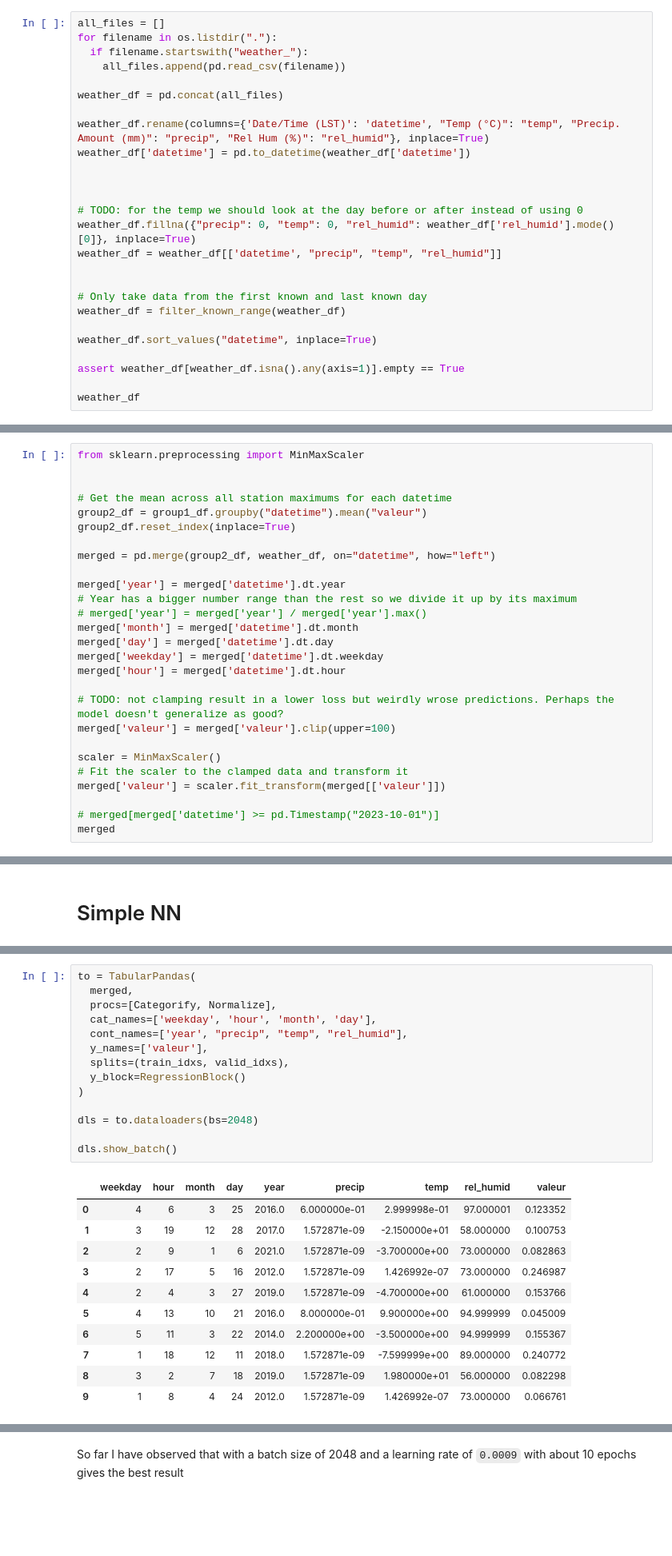
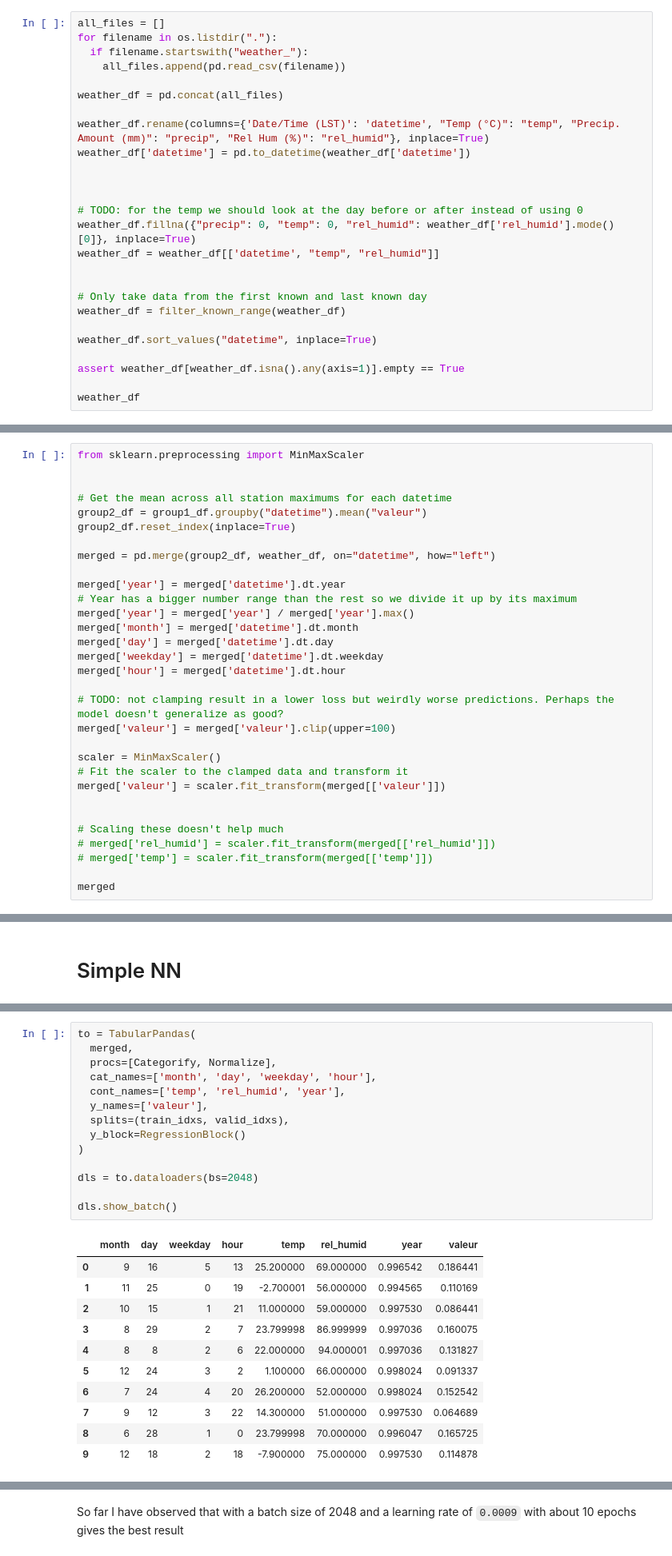
Before and after one commit to Magellol/montreal-aqi-predictions, a Jupyter notebook: index.ipynb, the cells around one changed output, grey strips where cells are left out. Shown at 80% size. Cells and saved outputs as stored; diff of their text form; blank space fills up the shorter version.

```diff
--- a/index.ipynb
+++ b/index.ipynb
@@ -134,7 +134,7 @@ weather_df['datetime'] = pd.to_datetime(weather_df['datetime'])
 
 # TODO: for the temp we should look at the day before or after instead of using 0
 weather_df.fillna({"precip": 0, "temp": 0, "rel_humid": weather_df['rel_humid'].mode()[0]}, inplace=True)
-weather_df = weather_df[['datetime', "precip", "temp", "rel_humid"]]
+weather_df = weather_df[['datetime', "temp", "rel_humid"]]
 
 
 # Only take data from the first known and last known day
@@ -238,19 +238,23 @@ merged = pd.merge(group2_df, weather_df, on="datetime", how="left")
 
 merged['year'] = merged['datetime'].dt.year
 # Year has a bigger number range than the rest so we divide it up by its maximum
-# merged['year'] = merged['year'] / merged['year'].max()
+merged['year'] = merged['year'] / merged['year'].max()
 merged['month'] = merged['datetime'].dt.month
 merged['day'] = merged['datetime'].dt.day
 merged['weekday'] = merged['datetime'].dt.weekday
 merged['hour'] = merged['datetime'].dt.hour
 
-# TODO: not clamping result in a lower loss but weirdly wrose predictions. Perhaps the model doesn't generalize as good?
+# TODO: not clamping result in a lower loss but weirdly worse predictions. Perhaps the model doesn't generalize as good?
 merged['valeur'] = merged['valeur'].clip(upper=100)
 
 scaler = MinMaxScaler()
 # Fit the scaler to the clamped data and transform it
 merged['valeur'] = scaler.fit_transform(merged[['valeur']])
 
-# merged[merged['datetime'] >= pd.Timestamp("2023-10-01")]
+
+# Scaling these doesn't help much
+# merged['rel_humid'] = scaler.fit_transform(merged[['rel_humid']])
+# merged['temp'] = scaler.fit_transform(merged[['temp']])
+
 merged
 # %% [output]
@@ -308,27 +318,27 @@ def mk_analysis_df(df, preds, scaler):
 # %%
 to = TabularPandas(
   merged,
   procs=[Categorify, Normalize],
-  cat_names=['weekday', 'hour', 'month', 'day'],
-  cont_names=['year', "precip", "temp", "rel_humid"],
+  cat_names=['month', 'day', 'weekday', 'hour'],
+  cont_names=['temp', 'rel_humid', 'year'],
   y_names=['valeur'],
   splits=(train_idxs, valid_idxs),
   y_block=RegressionBlock()
 )
 
 dls = to.dataloaders(bs=2048)
 
 dls.show_batch()
 # %% [output]
-|  | weekday | hour | month | day | year | precip | temp | rel_humid | valeur |
-| 0 | 4 | 6 | 3 | 25 | 2016.0 | 6.000000e-01 | 2.999998e-01 | 97.000001 | 0.123352 |
-| 1 | 3 | 19 | 12 | 28 | 2017.0 | 1.572871e-09 | -2.150000e+01 | 58.000000 | 0.100753 |
-| 2 | 2 | 9 | 1 | 6 | 2021.0 | 1.572871e-09 | -3.700000e+00 | 73.000000 | 0.082863 |
-| 3 | 2 | 17 | 5 | 16 | 2012.0 | 1.572871e-09 | 1.426992e-07 | 73.000000 | 0.246987 |
-| 4 | 2 | 4 | 3 | 27 | 2019.0 | 1.572871e-09 | -4.700000e+00 | 61.000000 | 0.153766 |
-| 5 | 4 | 13 | 10 | 21 | 2016.0 | 8.000000e-01 | 9.900000e+00 | 94.999999 | 0.045009 |
-| 6 | 5 | 11 | 3 | 22 | 2014.0 | 2.200000e+00 | -3.500000e+00 | 94.999999 | 0.155367 |
-| 7 | 1 | 18 | 12 | 11 | 2018.0 | 1.572871e-09 | -7.599999e+00 | 89.000000 | 0.240772 |
-| 8 | 3 | 2 | 7 | 18 | 2019.0 | 1.572871e-09 | 1.980000e+01 | 56.000000 | 0.082298 |
-| 9 | 1 | 8 | 4 | 24 | 2012.0 | 1.572871e-09 | 1.426992e-07 | 73.000000 | 0.066761 |
+|  | month | day | weekday | hour | temp | rel_humid | year | valeur |
+| 0 | 9 | 16 | 5 | 13 | 25.200000 | 69.000000 | 0.996542 | 0.186441 |
+| 1 | 11 | 25 | 0 | 19 | -2.700001 | 56.000000 | 0.994565 | 0.110169 |
+| 2 | 10 | 15 | 1 | 21 | 11.000000 | 59.000000 | 0.997530 | 0.086441 |
+| 3 | 8 | 29 | 2 | 7 | 23.799998 | 86.999999 | 0.997036 | 0.160075 |
+| 4 | 8 | 8 | 2 | 6 | 22.000000 | 94.000001 | 0.997036 | 0.131827 |
+| 5 | 12 | 24 | 3 | 2 | 1.100000 | 66.000000 | 0.998024 | 0.091337 |
+| 6 | 7 | 24 | 4 | 20 | 26.200000 | 52.000000 | 0.998024 | 0.152542 |
+| 7 | 9 | 12 | 3 | 22 | 14.300000 | 51.000000 | 0.997530 | 0.064689 |
+| 8 | 6 | 28 | 1 | 0 | 23.799998 | 70.000000 | 0.996047 | 0.165725 |
+| 9 | 12 | 18 | 2 | 18 | -7.900000 | 75.000000 | 0.997530 | 0.114878 |
 # %%
```
Also changed, not shown: parts of 7 cells of this notebook.
